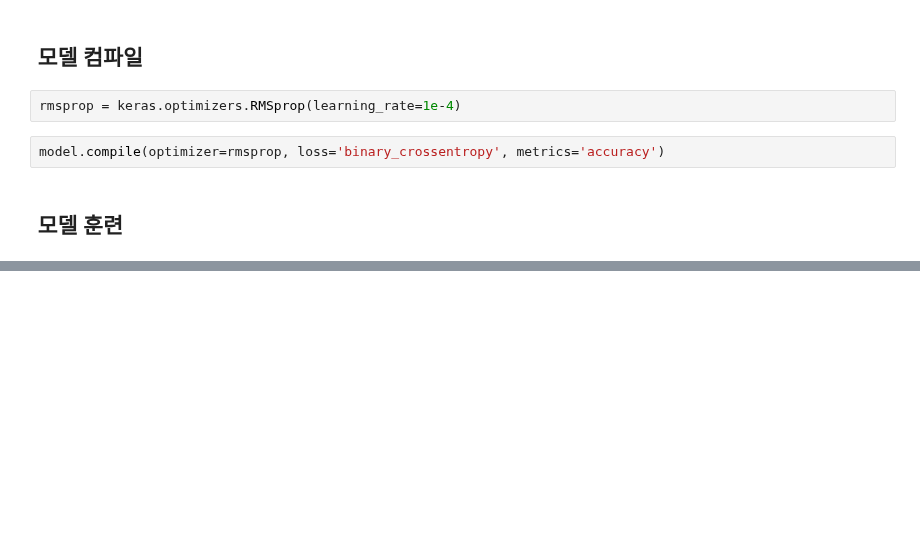
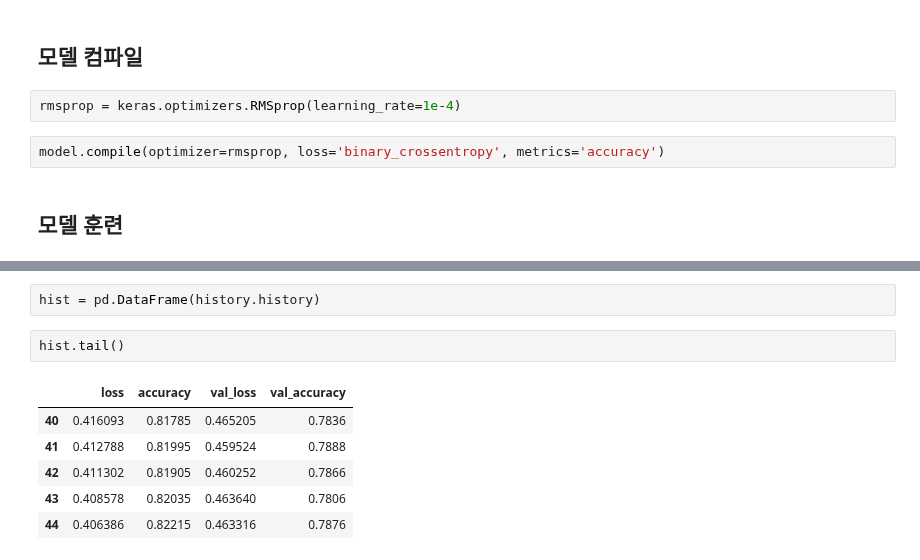
Before and after one commit to JakeOh/202011_itw_bd21, a Jupyter notebook: lab_ml/ml20_rnn.ipynb, the cells around one changed output, grey strips where cells are left out. Drawn from its saved outputs; the diff is of its cells as text; blank space fills up the shorter version.

```diff
--- a/lab_ml/ml20_rnn.ipynb
+++ b/lab_ml/ml20_rnn.ipynb
@@ -506,0 +525,11 @@ Epoch 13/100
+# %%
+hist = pd.DataFrame(history.history)
+# %%
+hist.tail()
+# %% [output]
+|  | loss | accuracy | val_loss | val_accuracy |
+| 40 | 0.416093 | 0.81785 | 0.465205 | 0.7836 |
+| 41 | 0.412788 | 0.81995 | 0.459524 | 0.7888 |
+| 42 | 0.411302 | 0.81905 | 0.460252 | 0.7866 |
+| 43 | 0.408578 | 0.82035 | 0.463640 | 0.7806 |
+| 44 | 0.406386 | 0.82215 | 0.463316 | 0.7876 |
```
Also changed, not shown: parts of 7 cells of this notebook.
